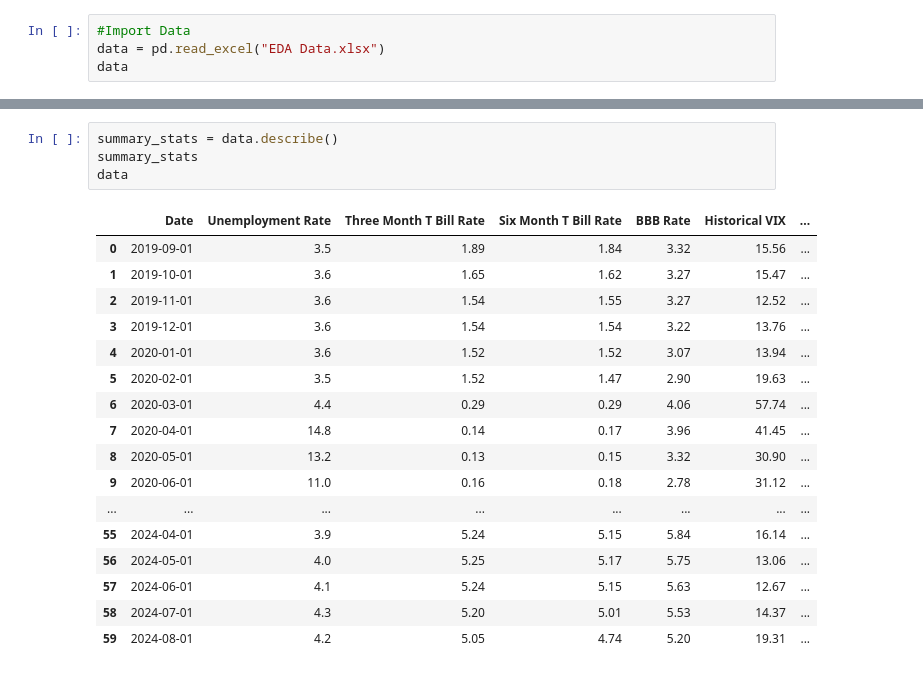
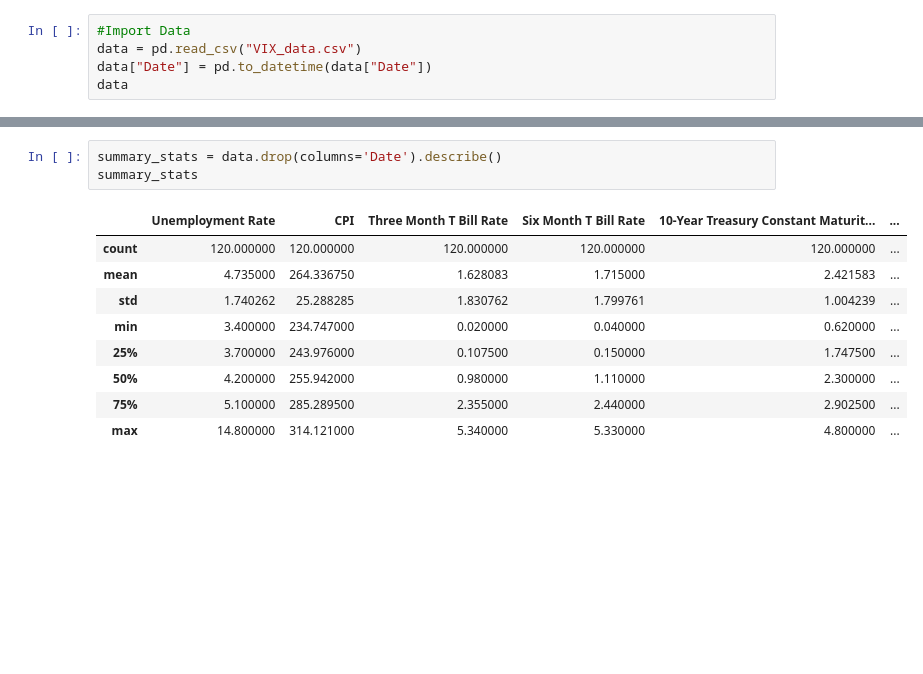
Before and after one commit to t-creech/VIX-Project, a Jupyter notebook: EDA.ipynb, the cells around one changed output, grey strips where cells are left out. Saved outputs shown, nothing was run; the diff lists cells and outputs as text; blank space fills up the shorter version.

```diff
--- a/EDA.ipynb
+++ b/EDA.ipynb
@@ -5,6 +7,7 @@ import matplotlib.pyplot as plt
 import seaborn as sns
 # %%
 #Import Data
-data = pd.read_excel("EDA Data.xlsx")
+data = pd.read_csv("VIX_data.csv")
+data["Date"] = pd.to_datetime(data["Date"])
 data
 # %% [output]
@@ -28,23 +27,14 @@ data
 # %%
-summary_stats = data.describe()
+summary_stats = data.drop(columns='Date').describe()
 summary_stats
-data
 # %% [output]
-|  | Date | Unemployment Rate | Three Month T Bill Rate | Six Month T Bill Rate | BBB Rate | Historical VIX | ... |
-| 0 | 2019-09-01 | 3.5 | 1.89 | 1.84 | 3.32 | 15.56 | ... |
-| 1 | 2019-10-01 | 3.6 | 1.65 | 1.62 | 3.27 | 15.47 | ... |
-| 2 | 2019-11-01 | 3.6 | 1.54 | 1.55 | 3.27 | 12.52 | ... |
-| 3 | 2019-12-01 | 3.6 | 1.54 | 1.54 | 3.22 | 13.76 | ... |
-| 4 | 2020-01-01 | 3.6 | 1.52 | 1.52 | 3.07 | 13.94 | ... |
-| 5 | 2020-02-01 | 3.5 | 1.52 | 1.47 | 2.90 | 19.63 | ... |
-| 6 | 2020-03-01 | 4.4 | 0.29 | 0.29 | 4.06 | 57.74 | ... |
-| 7 | 2020-04-01 | 14.8 | 0.14 | 0.17 | 3.96 | 41.45 | ... |
-| 8 | 2020-05-01 | 13.2 | 0.13 | 0.15 | 3.32 | 30.90 | ... |
-| 9 | 2020-06-01 | 11.0 | 0.16 | 0.18 | 2.78 | 31.12 | ... |
-| ... | ... | ... | ... | ... | ... | ... | ... |
-| 55 | 2024-04-01 | 3.9 | 5.24 | 5.15 | 5.84 | 16.14 | ... |
-| 56 | 2024-05-01 | 4.0 | 5.25 | 5.17 | 5.75 | 13.06 | ... |
-| 57 | 2024-06-01 | 4.1 | 5.24 | 5.15 | 5.63 | 12.67 | ... |
-| 58 | 2024-07-01 | 4.3 | 5.20 | 5.01 | 5.53 | 14.37 | ... |
-| 59 | 2024-08-01 | 4.2 | 5.05 | 4.74 | 5.20 | 19.31 | ... |
+|  | Unemployment Rate | CPI | Three Month T Bill Rate | Six Month T Bill Rate | 10-Year Treasury Constant Maturit... | ... |
+| count | 120.000000 | 120.000000 | 120.000000 | 120.000000 | 120.000000 | ... |
+| mean | 4.735000 | 264.336750 | 1.628083 | 1.715000 | 2.421583 | ... |
+| std | 1.740262 | 25.288285 | 1.830762 | 1.799761 | 1.004239 | ... |
+| min | 3.400000 | 234.747000 | 0.020000 | 0.040000 | 0.620000 | ... |
+| 25% | 3.700000 | 243.976000 | 0.107500 | 0.150000 | 1.747500 | ... |
+| 50% | 4.200000 | 255.942000 | 0.980000 | 1.110000 | 2.300000 | ... |
+| 75% | 5.100000 | 285.289500 | 2.355000 | 2.440000 | 2.902500 | ... |
+| max | 14.800000 | 314.121000 | 5.340000 | 5.330000 | 4.800000 | ... |
 # %%
```
Also changed, not shown: parts of 7 cells of this notebook, 8 other files.
